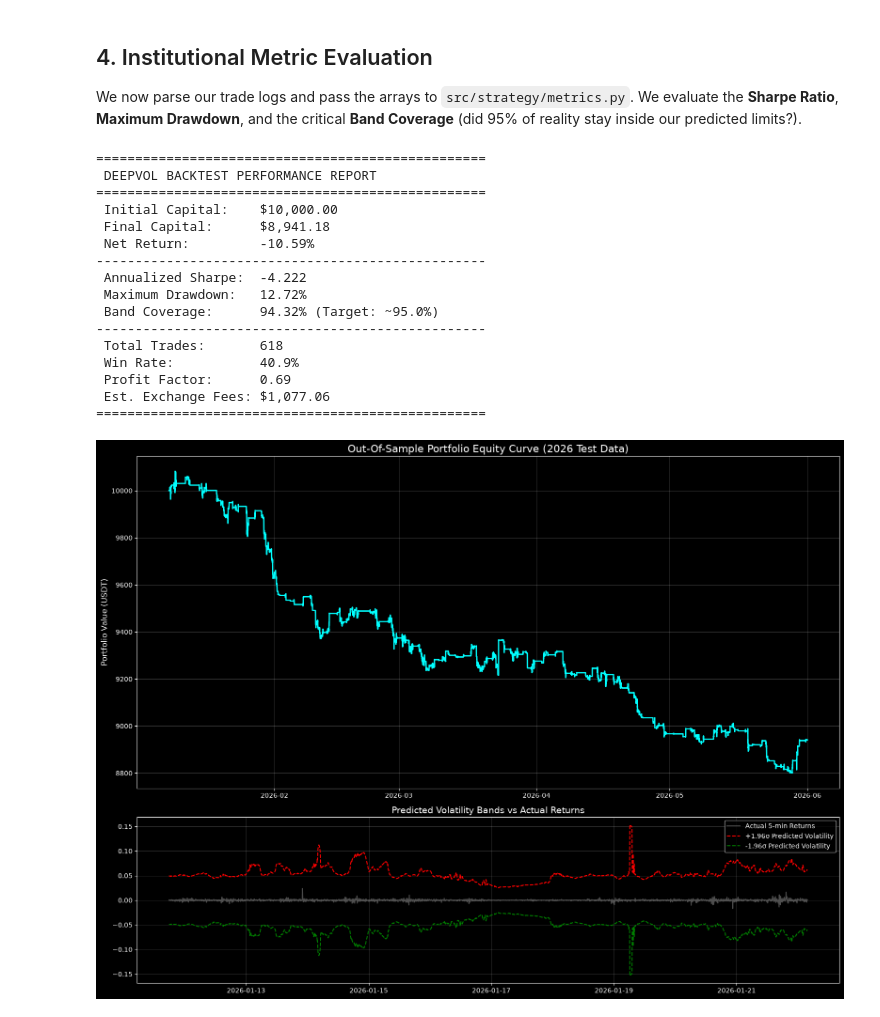
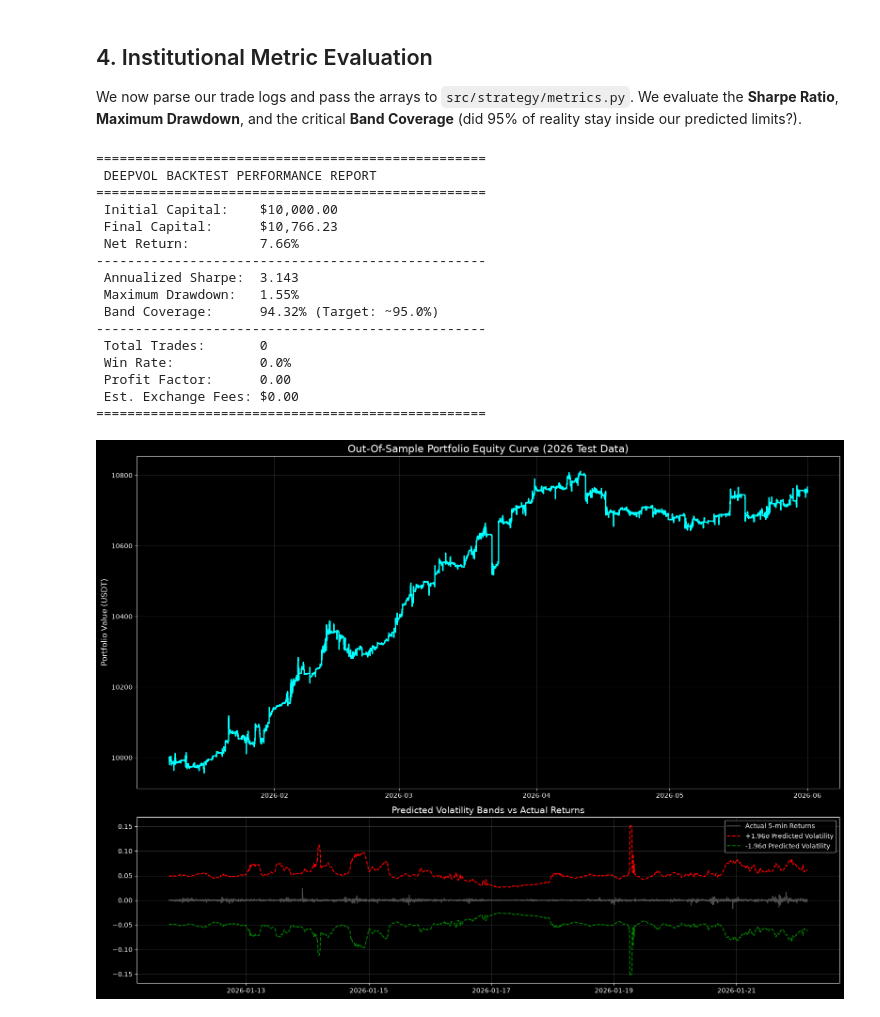
Before and after one commit to Archit31415/TimeSeries_AI, a Jupyter notebook: notebooks/backtest_eval.ipynb, the cells around one changed output. Saved outputs shown, nothing was run; the diff lists cells and outputs as text; code cells hidden in the pictures.

```diff
--- a/notebooks/backtest_eval.ipynb
+++ b/notebooks/backtest_eval.ipynb
@@ -108,6 +108,6 @@ engine = DeepVolInferenceEngine(num_features=len(ALL_FEATURES),
                                 regime_weights_path=regime_weights)
 
 # Initialize Strategy
-strategy = VWAPMeanReversionStrategy(z_score_threshold=2, base_risk_fraction=0.05)
-sizer = KellyVolatilitySizer(kelly_fraction=0.5, max_capital_risk=0.25)
+strategy = VWAPMeanReversionStrategy(z_score_threshold=2, base_risk_fraction=1)
+sizer = KellyVolatilitySizer(kelly_fraction=1, max_capital_risk=1)
 # %% [output]
@@ -265,19 +274,37 @@ actual_returns_series = pd.Series(raw_returns[WINDOW:], index=df_test.index[WIND
 
 # Pair trades to calculate PnL per round-trip
 paired_trades = []
-buy_price = 0
-buy_vol = 0
+active_position = None
 for t in trade_log:
-    if t['action'] == 'BUY':
-        buy_price = t['price']
-        buy_vol = t['value']
-    elif t['action'] == 'SELL' and buy_price > 0:
-        pnl = t['value'] - buy_vol
+    action = t['action']
+    if action == 'BUY_ENTRY':
+        active_position = {
+            'type': 'LONG',
+            'price': t['price'],
+            'value': t['value'],
+            'amount': t['amount']
+        }
+    elif action == 'SHORT_ENTRY':
+        active_position = {
+            'type': 'SHORT',
+            'price': t['price'],
+            'value': t['value'],
+            'amount': t['amount']
+        }
+    elif action == 'SELL_CLOSE' and active_position is not None and active_position['type'] == 'LONG':
+        pnl = t['value'] - active_position['value']
         paired_trades.append({
             'pnl': pnl,
-            'volume_traded': buy_vol
+            'volume_traded': active_position['value']
         })
-        buy_price = 0
+        active_position = None
+    elif action == 'BUY_CLOSE' and active_position is not None and active_position['type'] == 'SHORT':
+        pnl = active_position['value'] - t['value']
+        paired_trades.append({
+            'pnl': pnl,
+            'volume_traded': active_position['value']
+        })
+        active_position = None
 
 df_trades = pd.DataFrame(paired_trades)
 
@@ -293,39 +320,39 @@ ax1.set_title('Out-Of-Sample Portfolio Equity Curve (2026 Test Data)', fontsize=
 ax1.set_ylabel('Portfolio Value (USDT)', fontsize=12)
 
 # 4. Plot Volatility Bands (Honest Band Proof)
 # Slice a 2-week period to make it readable
 start_idx = 1000
 end_idx = 4000
 time_slice = df_test.index[WINDOW+start_idx : WINDOW+end_idx]
 ret_slice = actual_returns_series.iloc[start_idx:end_idx]
 vol_slice = pred_vol_series.iloc[start_idx:end_idx]
 
 upper_band = vol_slice * 1.96
 lower_band = -vol_slice * 1.96
 
 ax2.plot(time_slice, ret_slice, color='gray', alpha=0.6, label='Actual 5-min Returns')
 ax2.plot(time_slice, upper_band, color='red', linestyle='--', label='+1.96σ Predicted Volatility')
 ax2.plot(time_slice, lower_band, color='green', linestyle='--', label='-1.96σ Predicted Volatility')
 ax2.set_title('Predicted Volatility Bands vs Actual Returns', fontsize=14)
 ax2.legend()
 
 plt.tight_layout()
 plt.show()
 # %% [output]
 ==================================================
  DEEPVOL BACKTEST PERFORMANCE REPORT
 ==================================================
  Initial Capital:    $10,000.00
- Final Capital:      $8,941.18
- Net Return:         -10.59%
+ Final Capital:      $10,766.23
+ Net Return:         7.66%
 --------------------------------------------------
- Annualized Sharpe:  -4.222
- Maximum Drawdown:   12.72%
+ Annualized Sharpe:  3.143
+ Maximum Drawdown:   1.55%
  Band Coverage:      94.32% (Target: ~95.0%)
 --------------------------------------------------
- Total Trades:       618
- Win Rate:           40.9%
- Profit Factor:      0.69
- Est. Exchange Fees: $1,077.06
+ Total Trades:       0
+ Win Rate:           0.0%
+ Profit Factor:      0.00
+ Est. Exchange Fees: $0.00
 ==================================================
-[figure, old version]
+[figure, new version]
```
Also changed, not shown: parts of 3 cells of this notebook, 2 other files.
